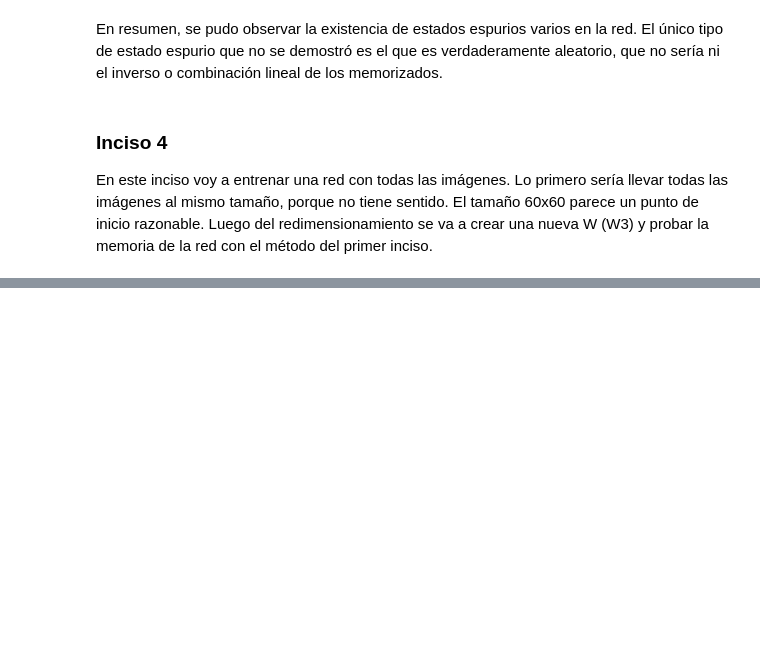
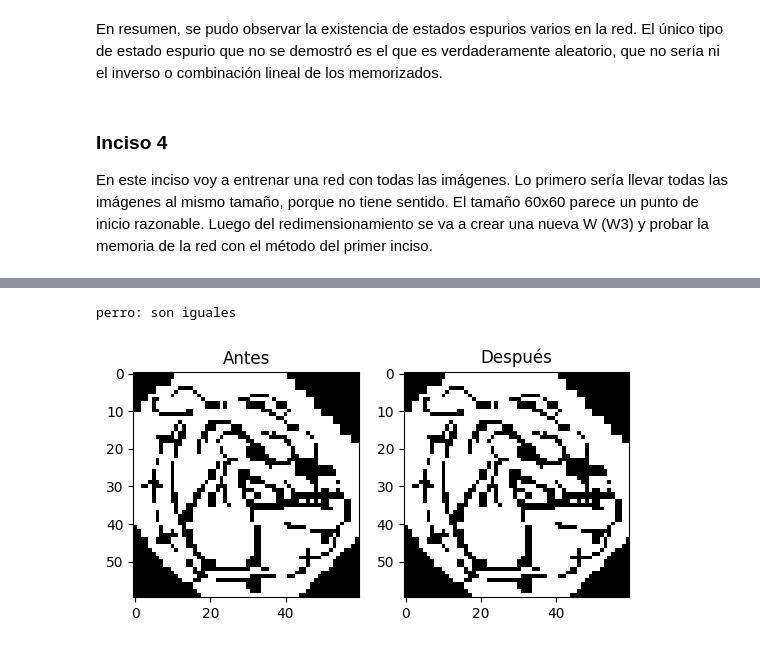
Before and after one commit to Icavicchioli/Redes-neuronales, a Jupyter notebook: Ej1_tp1.ipynb, the cells around one changed output, grey strips where cells are left out. Drawn from its saved outputs; the diff is of its cells as text; code cells hidden in the pictures; blank space fills up the shorter version.

```diff
--- a/Ej1_tp1.ipynb
+++ b/Ej1_tp1.ipynb
@@ -433,0 +451,6 @@ W3 =  np.hstack((img1,img2,img3,img4,img5,img6)) # la matriz W
+# %%
+step = chequear_memoria("perro:",W3,perro_res)
+mostrar_par_antes_desp_img(perro_res,step,forma)
+# %% [output]
+perro: son iguales
+[figure, added]
```
Also changed, not shown: parts of 15 cells of this notebook.
